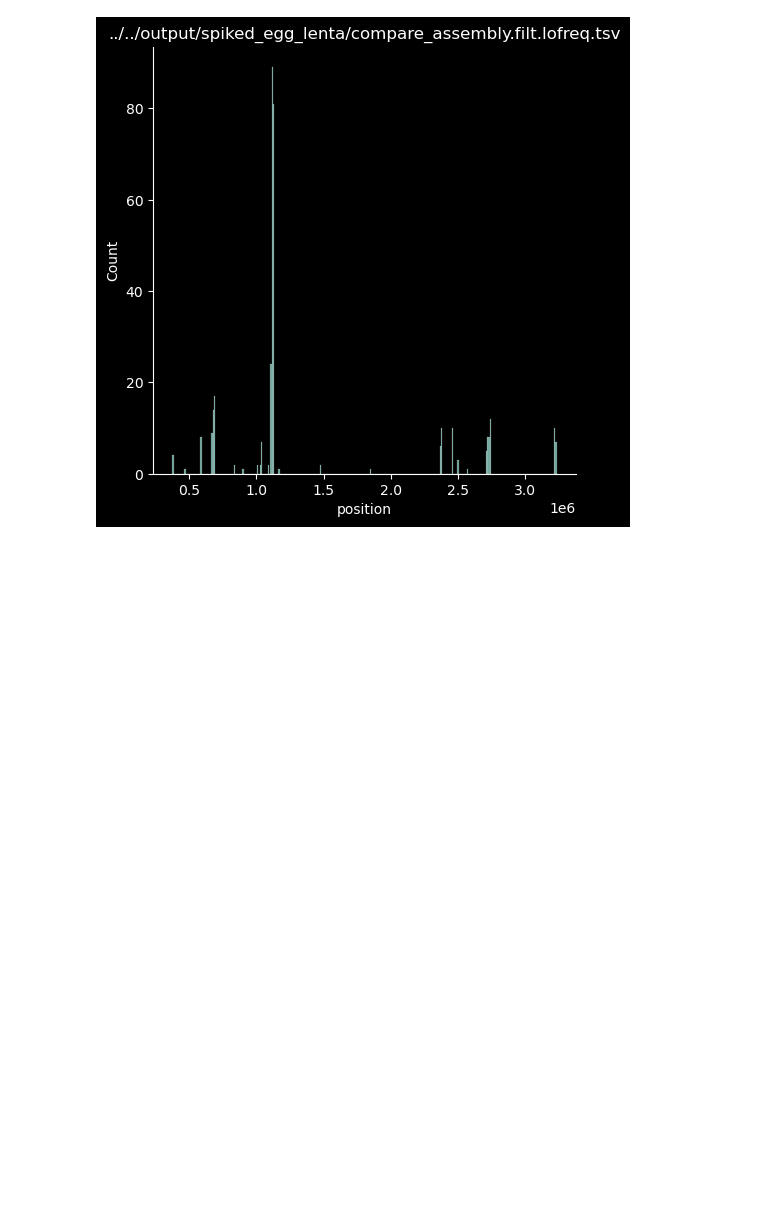
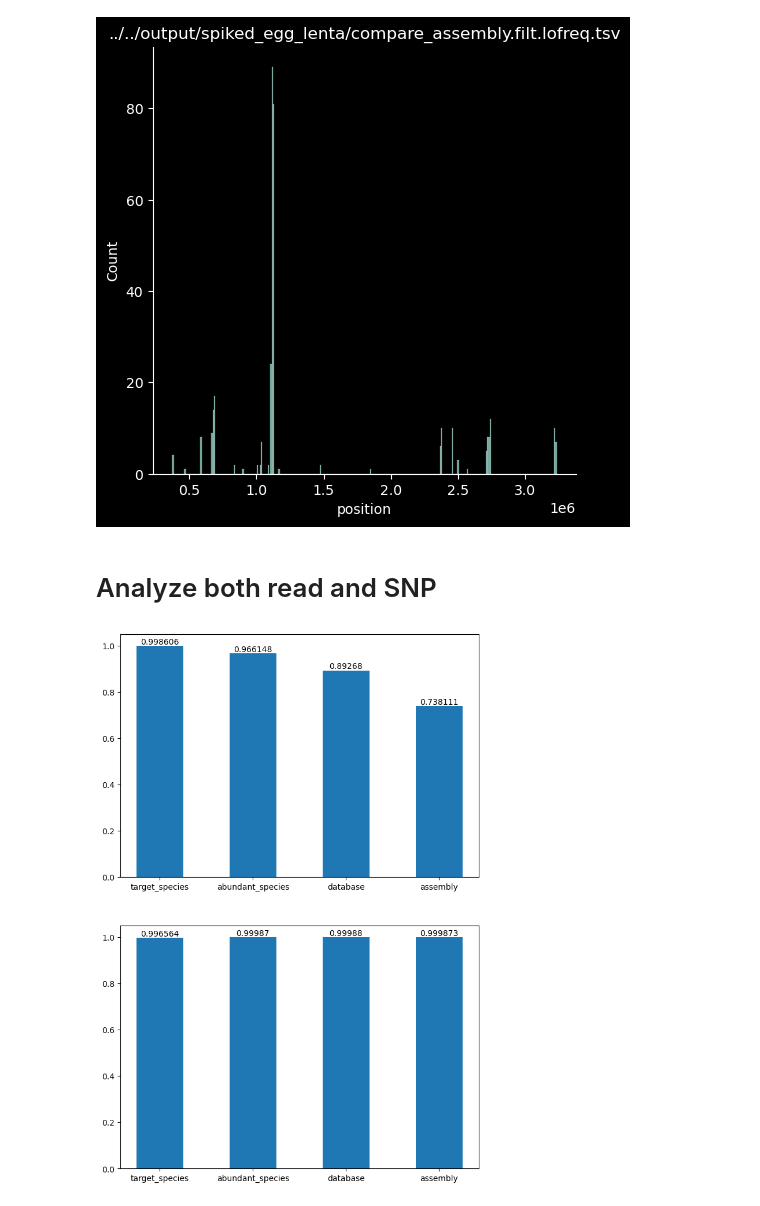
Before and after one commit to ViolaChenYT/metagen_pipeline, a Jupyter notebook: workflow/scripts/workbench.ipynb, the cells around one changed output. Cells and saved outputs as stored; diff of their text form; code cells hidden in the pictures; blank space fills up the shorter version.

```diff
--- a/workflow/scripts/workbench.ipynb
+++ b/workflow/scripts/workbench.ipynb
@@ -729,0 +807,7 @@ Breadth of coverage:
+# %%
+sample_lst = [f'F0507TV0{i}' for i in range(5)]
+vcf_list = [f'../../output/{sample}/abundant_species.unfilt.vcf' for sample in sample_lst]
+for vcf in vcf_list:
+  df = vcf_to_Qmatrix(vcf)
+  # the idea is to use merge and how="outer" ???
+  print(df)
@@ -730,3 +854,27 @@ Breadth of coverage:
+# %%
+directory = "isolate_jumbo_read_not_very_diff_from_ref"
+kinds = ["target_species","abundant_species","database"]
+species = "Escherichia_marmotae"
+for kind in kinds:
+  bam = f"../../output/{directory}/{kind}.filt.bam"
+  output = f"../../output/{directory}/{kind}.filt.bad.bam"
+  write_bad_reads(bam, output)
+# %%
+directory = "isolate_jumbo_read_not_very_diff_from_ref_corrected"
+kinds = ["target_species","abundant_species","database"]
+species = "modified1_Escherichia_marmotae"
+for kind in kinds:
+  bam = f"../../output/{directory}/{kind}.filt.bam"
+  output = f"../../output/{directory}/{kind}.filt.bad.bam"
+  write_bad_reads(bam, output)
+# %%
+directory = "isolate_jumbo_read_diff_from_ref"
+kinds = ["target_species","abundant_species","database"]
+species = "Escherichia_marmotae"
+for kind in kinds:
+  bam = f"../../output/{directory}/{kind}.filt.bam"
+  output = f"../../output/{directory}/{kind}.filt.bad.bam"
+  write_bad_reads(bam, output)
 # %% [markdown]
 ## Abnormal coverage
 # %%
@@ -743,3 +891,5 @@ for species in ["database","abundant_species","target_species", "assembly"]:
 [figure]
 [figure]
 [figure]
+# %% [markdown]
+# Analyze both read and SNP
@@ -745,0 +948,12 @@ for species in ["database","abundant_species","target_species", "assembly"]:
+# %%
+series = "1.1"
+lst = ["target_species", "abundant_species", "database","assembly"]
+read_df, snp_df = check_read_n_snp(f"../../output/{series}_read_same_as_ref", lst, f"../../data/{series[0]}.1_reads_R1.fq.gz")
+fig,(ax1,ax2) = plt.subplots(2,figsize=(8,12))
+bars = ax1.bar(read_df.index, read_df['sensitivity'],width=0.5)
+ax1.bar_label(bars)
+bars1 = ax2.bar(read_df.index, read_df['precision'],width=0.5)
+ax2.bar_label(bars1)
+plt.show()
+# %% [output]
+[figure, added]
```
Also changed, not shown: parts of 27 cells of this notebook, 6 other files.
